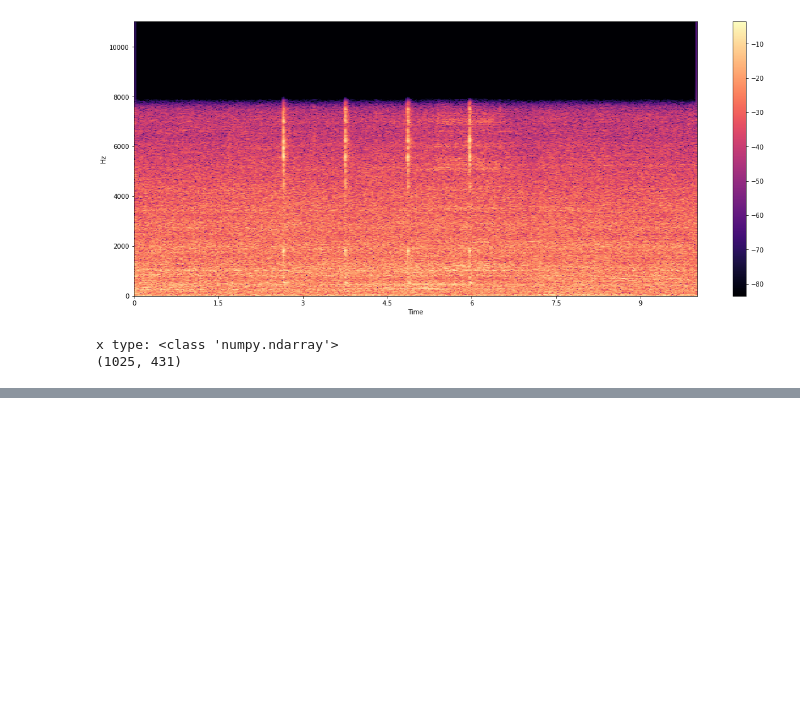
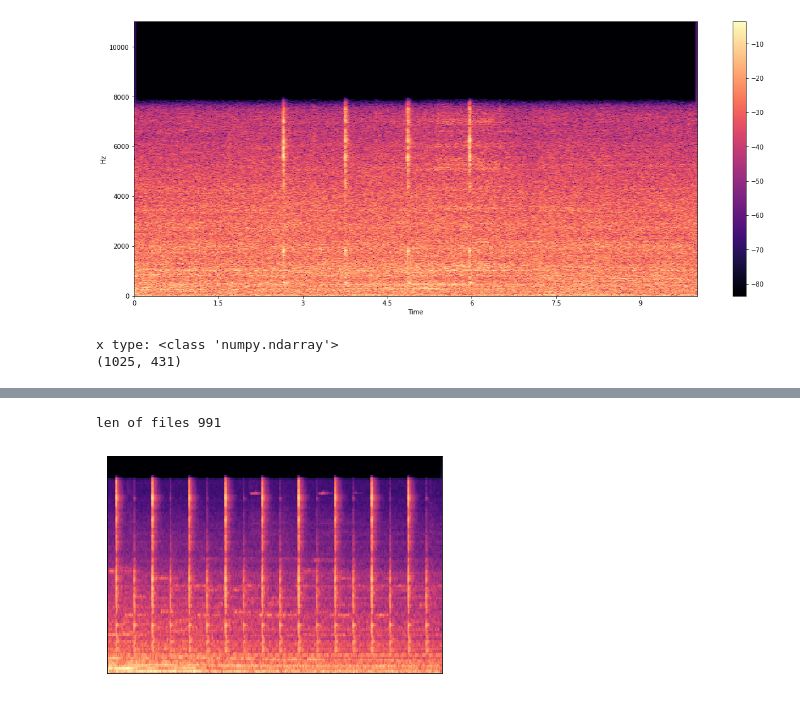
Before and after one commit to yusufakcakaya/Machine-condition-monitoring-with-CNN-Model, a Jupyter notebook: MIMII.ipynb, the cells around one changed output, grey strips where cells are left out. Drawn from its saved outputs; the diff is of its cells as text; code cells hidden in the pictures; blank space fills up the shorter version.

```diff
--- a/MIMII.ipynb
+++ b/MIMII.ipynb
@@ -98,0 +202,44 @@ x type: <class 'numpy.ndarray'>
+# %%
+
+normal_w6 = "/Users/yusufakcakaya/Downloads/6_dB_valve/id_00/normal"
+abnormal_w6 = "/Users/yusufakcakaya/Downloads/6_dB_valve/id_00/abnormal"
+
+
+def to_png(files,name,list_name):
+
+    list_name = []
+
+    files = glob(files + '/*.wav')
+    print('len of files', len(files))
+
+
+    for file in range(20):
+
+        data, sr = librosa.load(files[file])
+        data = scale(data)
+
+        countstr = str(file)
+
+        melspec = librosa.feature.melspectrogram(y=data, sr=sr, n_mels=128)
+
+        log_melspec = librosa.power_to_db(melspec, ref=np.max)
+        librosa.display.specshow(log_melspec, sr=sr)
+
+
+        # save to png
+        directory = name+'_png'
+        if not os.path.exists(directory):
+            os.makedirs(directory)
+
+        png_number= name + countstr
+
+
+        plt.savefig(directory + '/' + (png_number) + '.png')
+# %%
+normal_v02 = "/Users/yusufakcakaya/Downloads/6_dB_valve/id_00/normal"
+abnormal_v02 = "/Users/yusufakcakaya/Downloads/6_dB_valve/id_00/abnormal"
+# %%
+to_png(normal_v02,'valveNormal','list_normal')
+# %% [output]
+len of files 991
+[figure, added]
```
Also changed, not shown: parts of 39 cells of this notebook.
